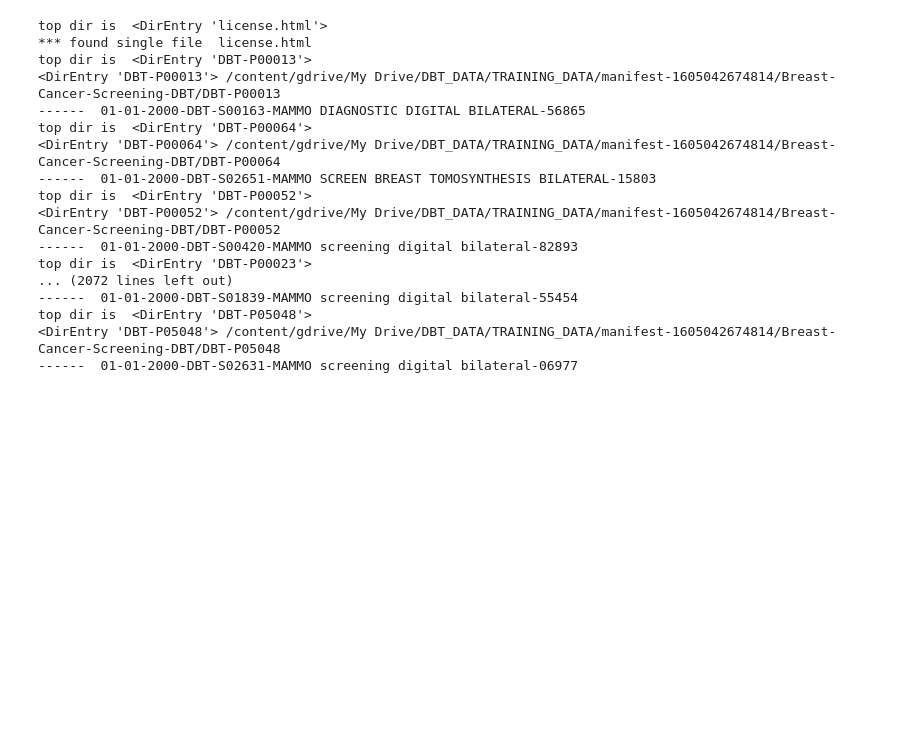
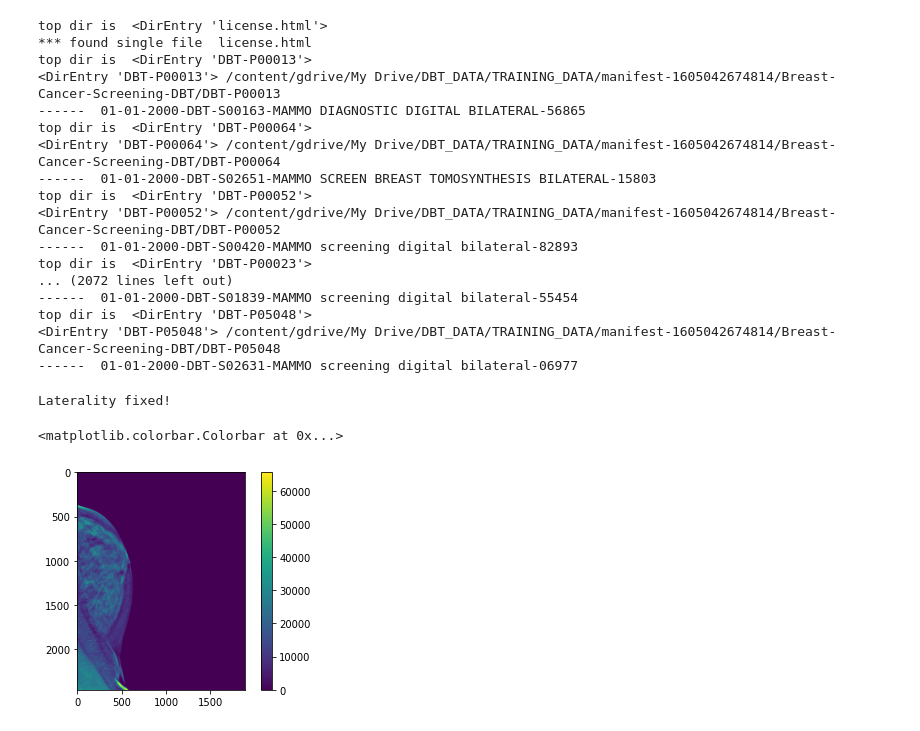
Before and after one commit to arahrooh31/Faster-RCNN-for-Detection-of-Cancer-from-DBT-Dataset, a Jupyter notebook: get_dbt_data.ipynb, the cells around one changed output. Cells and saved outputs as stored; diff of their text form; code cells hidden in the pictures; blank space fills up the shorter version.

Commit message:
loads all slice data

```diff
--- a/get_dbt_data.ipynb
+++ b/get_dbt_data.ipynb
@@ -111,3 +200,24 @@ top dir is  <DirEntry 'DBT-P05048'>
+# %%
+file = '/content/gdrive/My Drive/DBT_DATA/TEST_DATA/manifest-1605042674814/Breast-Cancer-Screening-DBT/DBT-P00118/01-01-2000-DBT-S05386-MAMMO screening digital bilateral-70928/7697.000000-17471/1-1.dcm'
+
+
+
+img_data = dcmread_image(file,'0')
+
+#dcmread_image(
+#    fp: Union[str, "os.PathLike[AnyStr]", BinaryIO],
+#    view: str,
+#    index: Optional[np.uint] = None,
+#)
+# %% [output]
+Laterality fixed!
+# %%
+plt.figure()
+plt.imshow(img_data[0,:,:])
+plt.colorbar()
+# %% [output]
+<matplotlib.colorbar.Colorbar at 0x...>
+[figure, added]
 # %%
 #
 # Show the final DCM files found
```
Also changed, not shown: parts of 8 cells of this notebook.
